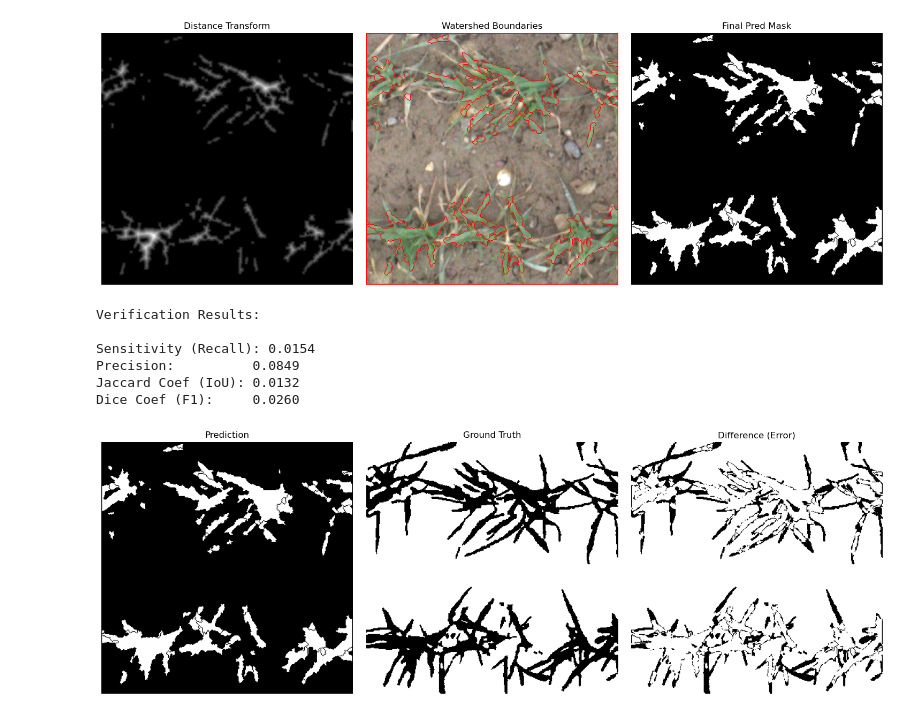
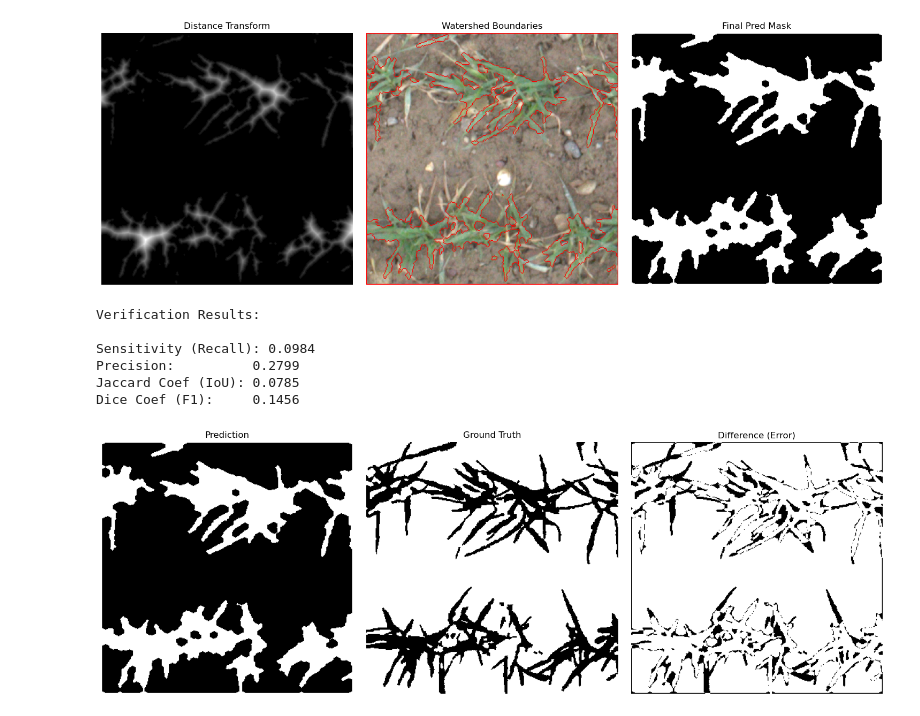
Before and after one commit to leoljom/UNSW_9517_CV_Proj, a Jupyter notebook: Watershed.ipynb, the cells around one changed output. Cells and saved outputs as stored; diff of their text form; code cells hidden in the pictures.

```diff
--- a/Watershed.ipynb
+++ b/Watershed.ipynb
@@ -22,11 +22,9 @@ image_files = [f for f in train_dir.glob('*.png') if '_mask' not in f.name]
 if not image_files:
     print(f"No images found. Check your path: {train_dir}")
 else:
-    # Process the first image for testing the pipeline
     img_path = image_files[0]
     mask_path = img_path.parent / f"{img_path.stem}_mask.png"
 
-    # Load the files
     img = cv2.imread(str(img_path))
     gt_mask = cv2.imread(str(mask_path), cv2.IMREAD_GRAYSCALE)
     _, gt_mask_bin = cv2.threshold(gt_mask, 127, 255, cv2.THRESH_BINARY)
@@ -36,16 +34,14 @@ else:
     else:
         print(f"Successfully loaded pair:\n {img_path.name}\n {mask_path.name}")
 
-        # Convert for visualization
         img_rgb = cv2.cvtColor(img, cv2.COLOR_BGR2RGB)
 
-        # Feature-based Pixel Classification: Excess Green (ExG)
-        # As discussed in the lecture, we use color features to isolate the crop
-        b, g, r = cv2.split(img)
-        exg = 2.0 * g.astype(np.float32) - r.astype(np.float32) - b.astype(np.float32)
-        exg = np.clip(exg, 0, 255).astype(np.uint8)
+        img_blur = cv2.GaussianBlur(img, (5, 5), 0)
+        b, g, r = cv2.split(img_blur)
+        total = r.astype(np.float32) + g.astype(np.float32) + b.astype(np.float32) + 1e-6
+        exg = 2.0 * g.astype(np.float32) / total - r.astype(np.float32) / total - b.astype(np.float32) / total
+        exg = cv2.normalize(exg, None, 0, 255, cv2.NORM_MINMAX).astype(np.uint8)
 
-        # Otsu's Thresholding to get an initial binary mask
         _, thresh = cv2.threshold(exg, 0, 255, cv2.THRESH_BINARY + cv2.THRESH_OTSU)
 
         show_images(['Original Image', 'ExG Feature Map', 'Initial Threshold'],
@@ -58,43 +54,35 @@ Successfully loaded pair:
 # %%
-# Morphological Opening to remove small noise (small weeds/soil reflections)
-kernel = np.ones((3,3), np.uint8)
-opening = cv2.morphologyEx(thresh, cv2.MORPH_OPEN, kernel, iterations=2)
+kernel = cv2.getStructuringElement(cv2.MORPH_ELLIPSE, (3, 3))
+opening = cv2.morphologyEx(thresh, cv2.MORPH_OPEN, kernel, iterations=1)
+closed = cv2.morphologyEx(opening, cv2.MORPH_CLOSE, kernel, iterations=2)
 
-# Find sure background area (dilate the object)
-sure_bg = cv2.dilate(opening, kernel, iterations=3)
+sure_bg = cv2.dilate(closed, kernel, iterations=3)
 
-# Find sure foreground area using Distance Transform
-dist_transform = cv2.distanceTransform(opening, cv2.DIST_L2, 5)
-_, sure_fg = cv2.threshold(dist_transform, 0.2 * dist_transform.max(), 255, 0)
+dist_transform = cv2.distanceTransform(closed, cv2.DIST_L2, 5)
+_, sure_fg = cv2.threshold(dist_transform, 0.15 * dist_transform.max(), 255, 0)
 
-# Find unknown region (boundaries where leaves touch)
 sure_fg = np.uint8(sure_fg)
 unknown = cv2.subtract(sure_bg, sure_fg)
 
-# Marker labelling
 _, markers = cv2.connectedComponents(sure_fg)
-
-# Add 1 to all labels so that sure background is 1 instead of 0
 markers = markers + 1
-# Mark the unknown region with 0
 markers[unknown == 255] = 0
 
-# Apply Watershed
 markers = cv2.watershed(img, markers)
 
-# Create a final binary segmentation mask from Watershed results
-# Everything strictly greater than 1 is our segmented wheat crop
 pred_mask = np.zeros_like(markers, dtype=np.uint8)
-pred_mask[markers > 1] = 255
+pred_mask[(markers > 1) | (markers == -1)] = 255
 
-# Visualize the boundaries drawn by Watershed in red
+kernel_post = cv2.getStructuringElement(cv2.MORPH_ELLIPSE, (5, 5))
+pred_mask = cv2.morphologyEx(pred_mask, cv2.MORPH_CLOSE, kernel_post, iterations=2)
+
 img_result = img_rgb.copy()
 img_result[markers == -1] = [255, 0, 0]
 
 show_images(['Distance Transform', 'Watershed Boundaries', 'Final Pred Mask'],
             [dist_transform, img_result, pred_mask], cmap='gray')
 # %% [output]
-[figure, old version]
+[figure, new version]
 # %%
 def calculate_metrics(pred, gt):
     # Ensure binary arrays (0 or 1)
@@ -139,11 +127,11 @@ show_images(['Prediction', 'Ground Truth', 'Difference (Error)'],
 # %% [output]
 Verification Results:
 
-Sensitivity (Recall): 0.0154
-Precision:          0.0849
-Jaccard Coef (IoU): 0.0132
-Dice Coef (F1):     0.0260
+Sensitivity (Recall): 0.0984
+Precision:          0.2799
+Jaccard Coef (IoU): 0.0785
+Dice Coef (F1):     0.1456
-[figure, old version]
+[figure, new version]
 # %%
 import pandas as pd
 
```
Also changed, not shown: parts of 2 cells of this notebook.
